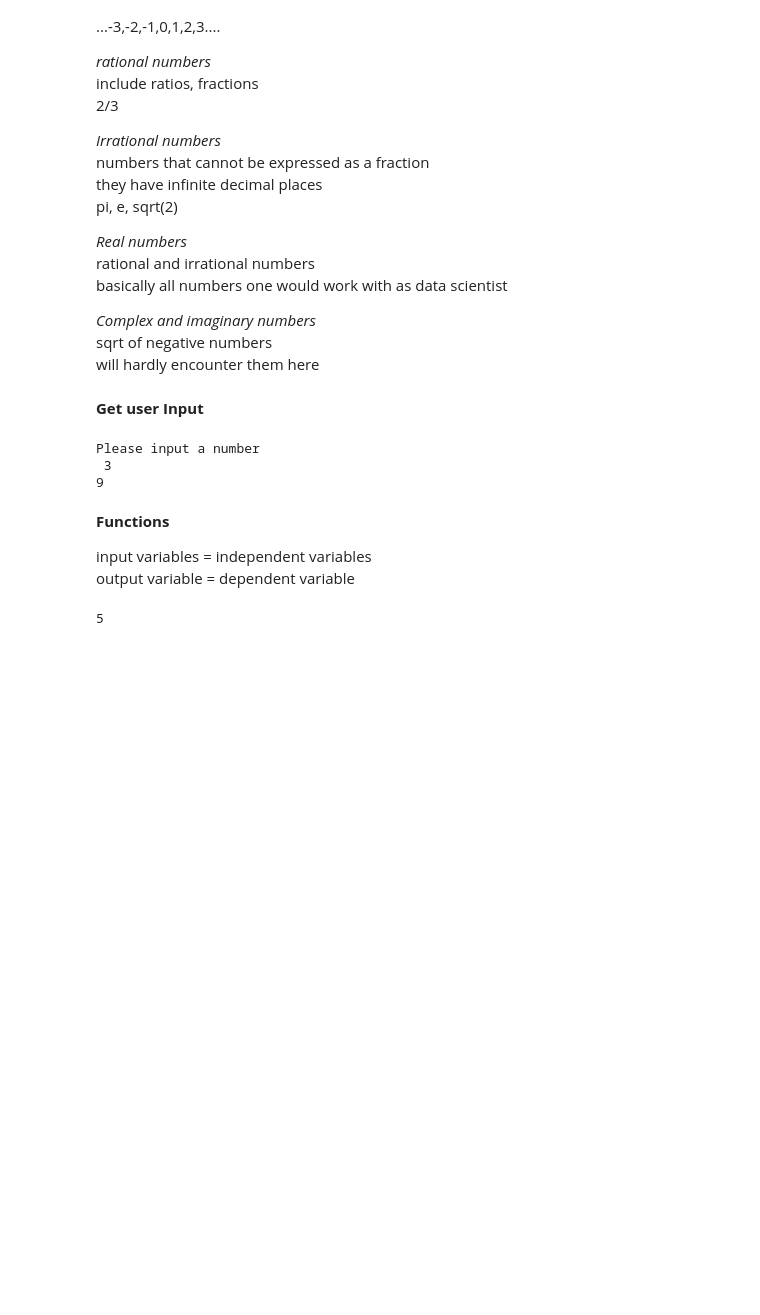
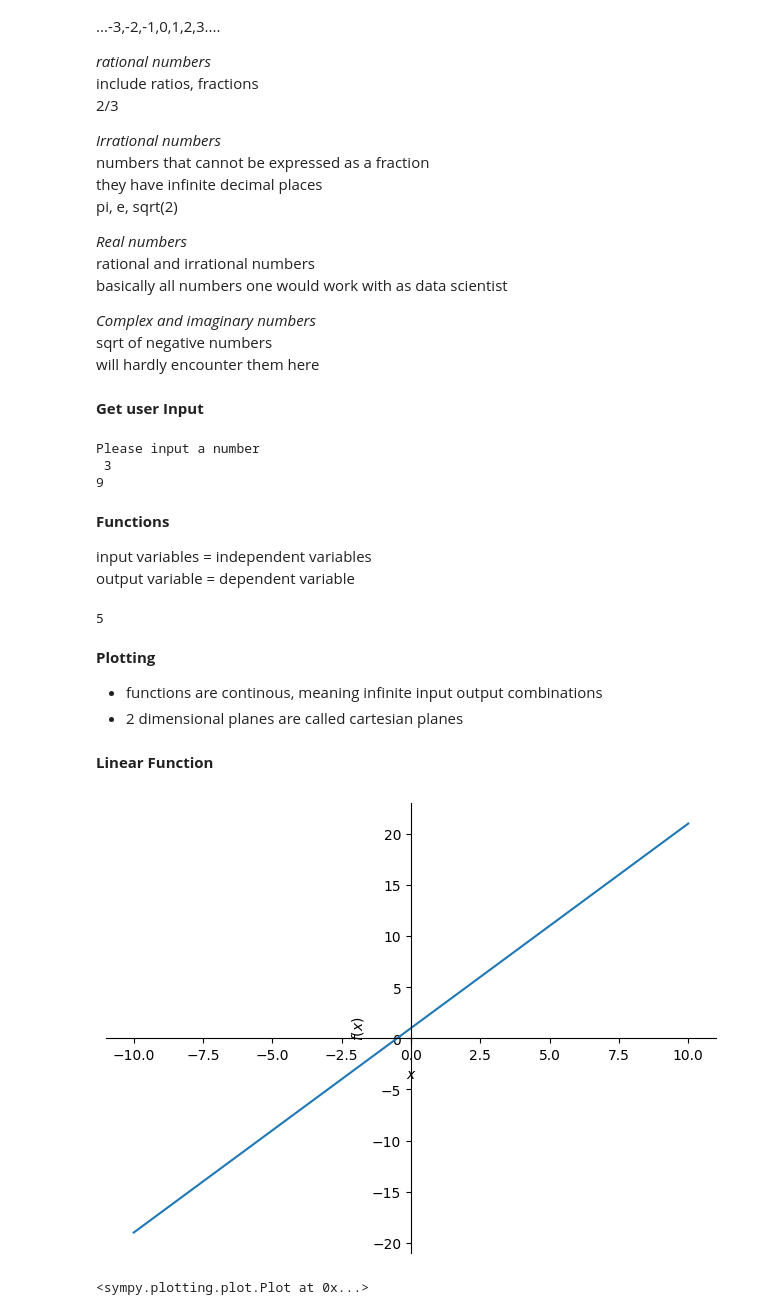
Before and after one commit to marlaks/Math_for_DS_testing, a Jupyter notebook: Basics.ipynb, the cells around one changed output. Cells and saved outputs as stored; diff of their text form; code cells hidden in the pictures; blank space fills up the shorter version.

Commit message:
continued with functions, exponents, logarithms and e

```diff
--- a/Basics.ipynb
+++ b/Basics.ipynb
@@ -53,3 +55,17 @@ def f(x):
 f(2)
 # %% [output]
 5
+# %% [markdown]
+**Plotting**
+- functions are continous, meaning infinite input output combinations
+- 2 dimensional planes are called cartesian planes
+# %% [markdown]
+**Linear Function**
+# %%
+x = symbols("x") # assigns x the sympy symbol of "x"
+
+f = 2*x + 1 # now we can use this notation, instead of writing python function
+plot(f)
+# %% [output]
+[figure, added]
+<sympy.plotting.plot.Plot at 0x...>
```
Also changed, not shown: parts of 13 cells of this notebook.
